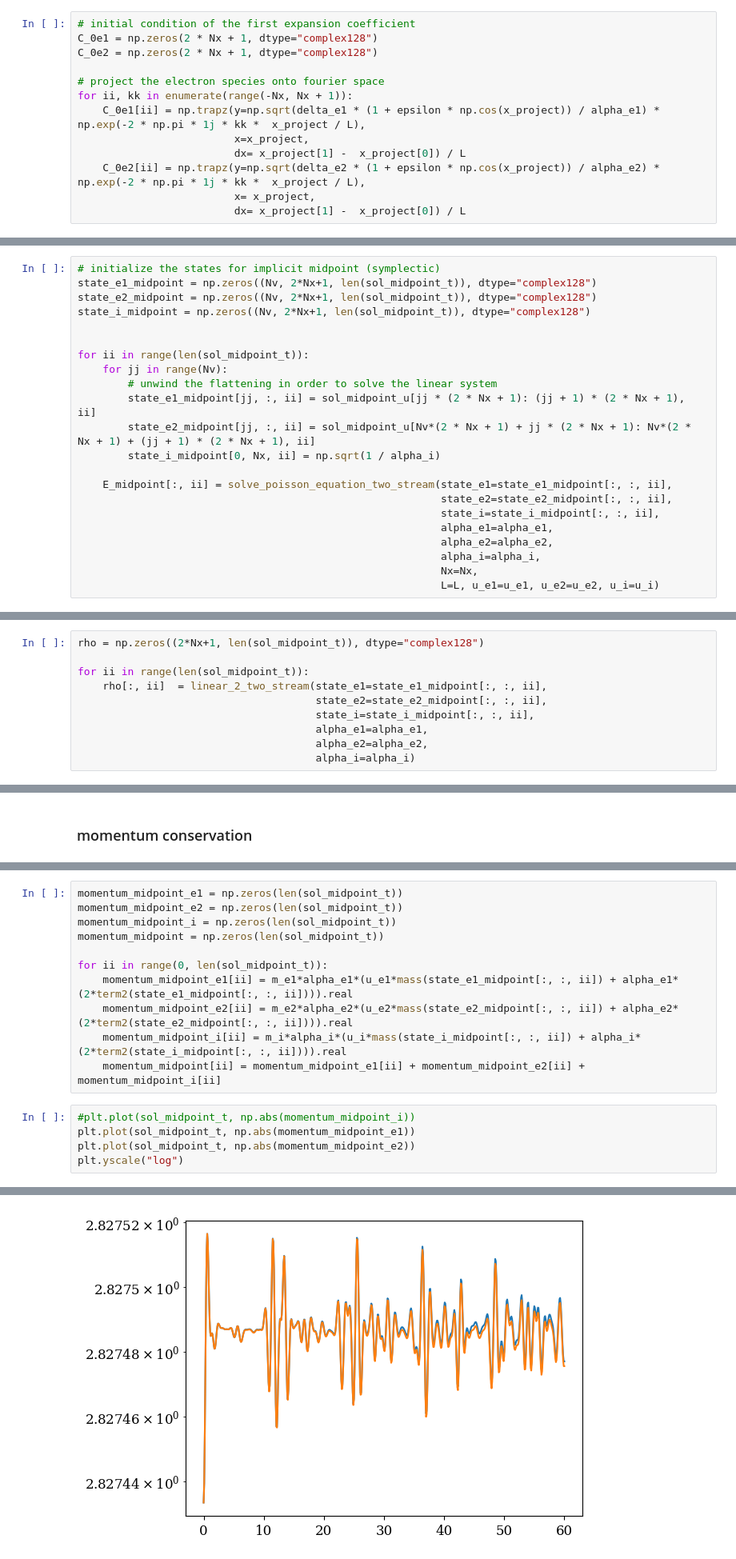
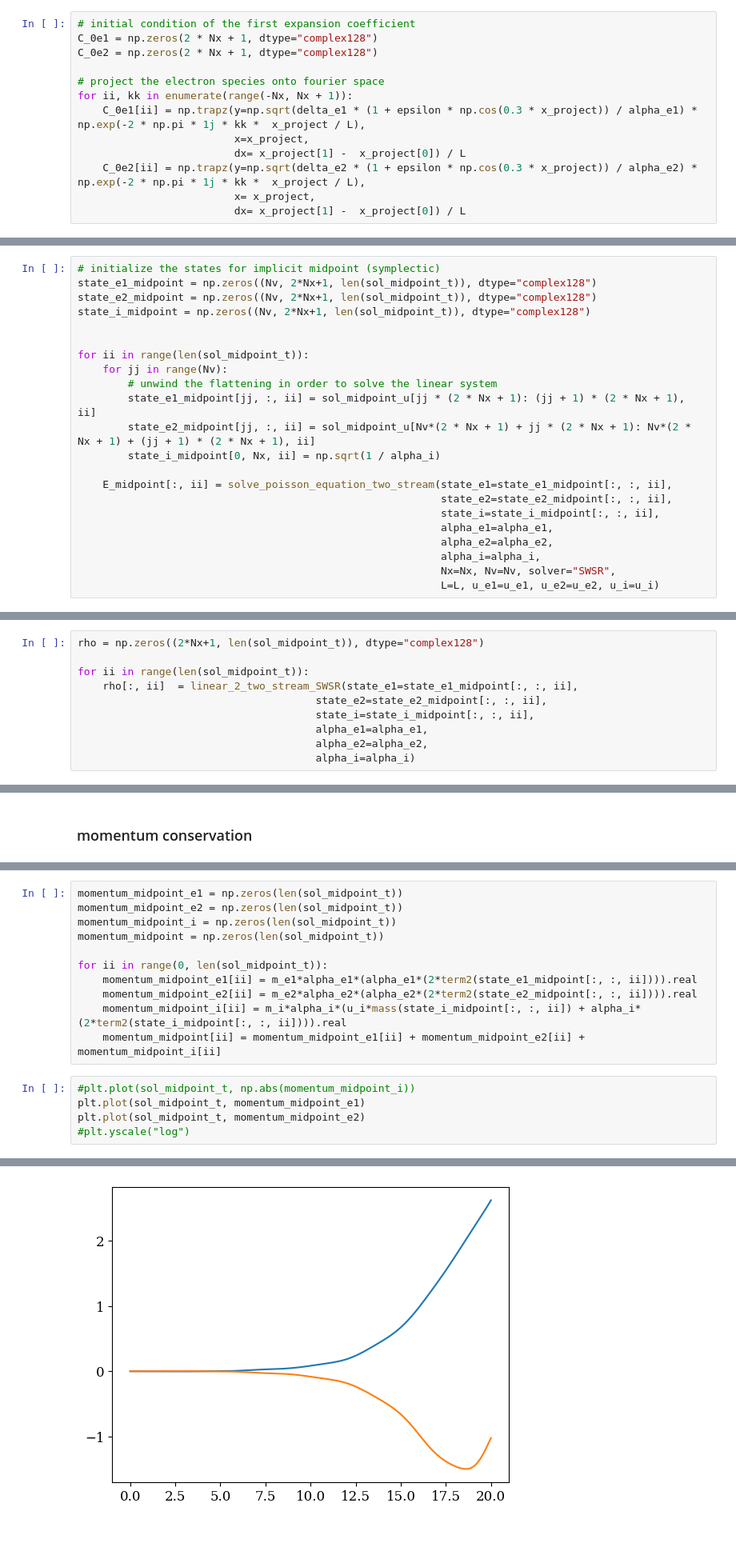
Before and after one commit to opaliss/SW-Conservative-Closure, a Jupyter notebook: bump on tail SW-sqrt VP.ipynb, the cells around one changed output, grey strips where cells are left out. Shown at 80% size. Saved outputs shown, nothing was run; the diff lists cells and outputs as text; blank space fills up the shorter version.

```diff
--- a/bump on tail SW-sqrt VP.ipynb
+++ b/bump on tail SW-sqrt VP.ipynb
@@ -66,10 +66,10 @@ C_0e2 = np.zeros(2 * Nx + 1, dtype="complex128")
 
 # project the electron species onto fourier space
 for ii, kk in enumerate(range(-Nx, Nx + 1)):
-    C_0e1[ii] = np.trapz(y=np.sqrt(delta_e1 * (1 + epsilon * np.cos(x_project)) / alpha_e1) * np.exp(-2 * np.pi * 1j * kk *  x_project / L),
+    C_0e1[ii] = np.trapz(y=np.sqrt(delta_e1 * (1 + epsilon * np.cos(0.3 * x_project)) / alpha_e1) * np.exp(-2 * np.pi * 1j * kk *  x_project / L),
                          x=x_project,
                          dx= x_project[1] -  x_project[0]) / L
-    C_0e2[ii] = np.trapz(y=np.sqrt(delta_e2 * (1 + epsilon * np.cos(x_project)) / alpha_e2) * np.exp(-2 * np.pi * 1j * kk *  x_project / L),
+    C_0e2[ii] = np.trapz(y=np.sqrt(delta_e2 * (1 + epsilon * np.cos(0.3 * x_project)) / alpha_e2) * np.exp(-2 * np.pi * 1j * kk *  x_project / L),
                          x= x_project,
                          dx= x_project[1] -  x_project[0]) / L
 # %%
@@ -163,6 +162,6 @@ for ii in range(len(sol_midpoint_t)):
                                                           alpha_e1=alpha_e1,
                                                           alpha_e2=alpha_e2,
                                                           alpha_i=alpha_i,
-                                                          Nx=Nx,
+                                                          Nx=Nx, Nv=Nv, solver="SWSR",
                                                           L=L, u_e1=u_e1, u_e2=u_e2, u_i=u_i)
 # %% [output]
@@ -282,7 +281,7 @@ plt.savefig("figs/SW_sqrt/bump_on_tail/poisson/bump_on_tail_electron_distributio
 rho = np.zeros((2*Nx+1, len(sol_midpoint_t)), dtype="complex128")
 
 for ii in range(len(sol_midpoint_t)):
-    rho[:, ii]  = linear_2_two_stream(state_e1=state_e1_midpoint[:, :, ii],
+    rho[:, ii]  = linear_2_two_stream_SWSR(state_e1=state_e1_midpoint[:, :, ii],
                                       state_e2=state_e2_midpoint[:, :, ii],
                                       state_i=state_i_midpoint[:, :, ii],
                                       alpha_e1=alpha_e1,
@@ -335,13 +334,13 @@ momentum_midpoint_i = np.zeros(len(sol_midpoint_t))
 momentum_midpoint = np.zeros(len(sol_midpoint_t))
 
 for ii in range(0, len(sol_midpoint_t)):
-    momentum_midpoint_e1[ii] = m_e1*alpha_e1*(u_e1*mass(state_e1_midpoint[:, :, ii]) + alpha_e1*(2*term2(state_e1_midpoint[:, :, ii]))).real
-    momentum_midpoint_e2[ii] = m_e2*alpha_e2*(u_e2*mass(state_e2_midpoint[:, :, ii]) + alpha_e2*(2*term2(state_e2_midpoint[:, :, ii]))).real
+    momentum_midpoint_e1[ii] = m_e1*alpha_e1*(alpha_e1*(2*term2(state_e1_midpoint[:, :, ii]))).real
+    momentum_midpoint_e2[ii] = m_e2*alpha_e2*(alpha_e2*(2*term2(state_e2_midpoint[:, :, ii]))).real
     momentum_midpoint_i[ii] = m_i*alpha_i*(u_i*mass(state_i_midpoint[:, :, ii]) + alpha_i*(2*term2(state_i_midpoint[:, :, ii]))).real
     momentum_midpoint[ii] = momentum_midpoint_e1[ii] + momentum_midpoint_e2[ii] + momentum_midpoint_i[ii]
 # %%
 #plt.plot(sol_midpoint_t, np.abs(momentum_midpoint_i))
-plt.plot(sol_midpoint_t, np.abs(momentum_midpoint_e1))
-plt.plot(sol_midpoint_t, np.abs(momentum_midpoint_e2))
-plt.yscale("log")
+plt.plot(sol_midpoint_t, momentum_midpoint_e1)
+plt.plot(sol_midpoint_t, momentum_midpoint_e2)
+#plt.yscale("log")
 # %% [output]
@@ -348,4 +348,4 @@ plt.yscale("log")
-[figure, old version]
+[figure, new version]
 # %%
 fig, ax = plt.subplots(ncols=3, figsize=(15, 3))
 ax[1].plot(sol_midpoint_t, momentum_midpoint_e1-momentum_midpoint_e1[0], ls="--",  label="core momentum drift")
```
Also changed, not shown: parts of 16 cells of this notebook, 15 other files.
